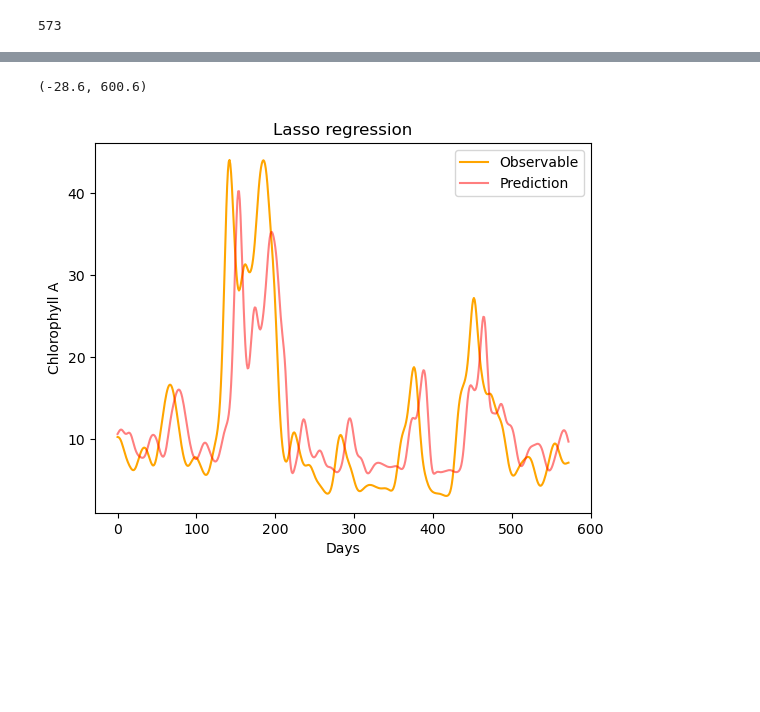
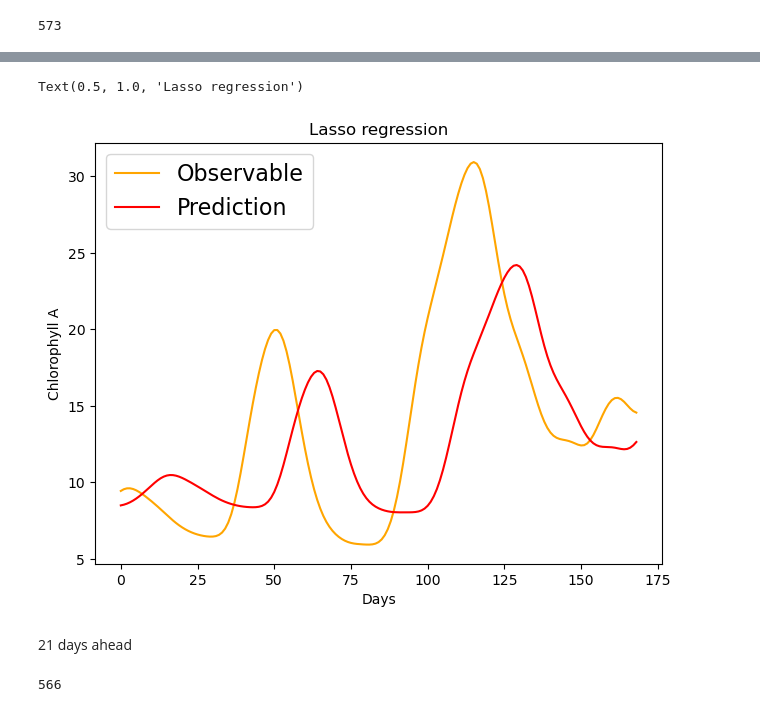
Before and after one commit to MTLehner/DSTSES_DataLakes, a Jupyter notebook: jb_ridge_lasso.ipynb, the cells around one changed output, grey strips where cells are left out. Cells and saved outputs as stored; diff of their text form; code cells hidden in the pictures; blank space fills up the shorter version.

Commit message:
predictions for 14 and 21 days added

```diff
--- a/jb_ridge_lasso.ipynb
+++ b/jb_ridge_lasso.ipynb
@@ -154,7 +156,7 @@ len(X_train)
 573
 # %%
 ridgeRegression = Ridge(alpha=1.0)
-lassoRegression = Lasso()
+lassoRegression = Lasso(alpha=1.0)
 ridgeRegression.fit(X_train, Y_train)
 lassoRegression.fit(X_train, Y_train)
 predictions_train_ridge_14days = ridgeRegression.predict(X_train)
@@ -175,0 +191,7 @@ plt.xlim()
+# %%
+chloro = z6data[600:]
+n_steps = 14
+X_test, Y_test = [], []
+for i in range(n_steps, len(chloro)-13):
+    X_test.append(chloro[i-n_steps:i])
+    Y_test.append(chloro[i+13])
@@ -175,0 +202,3 @@ plt.xlim()
+# %%
+predictions_test_ridge_14days = ridgeRegression.predict(X_test)
+predictions_test_lasso_14days = lassoRegression.predict(X_test)
@@ -176,14 +219,15 @@ plt.xlim()
 # %%
-fig, axd = plt.subplot_mosaic([['Prediction14days']])
-ax = axd['Prediction14days']
-ax.plot(np.array(Y_train).tolist(),label='Observable',color='orange')
-ax.plot(predictions_train_lasso_14days,label='Prediction',color='red',alpha=0.5)
+fig,axd = plt.subplot_mosaic([["Prediction14days"]])
+fig.tight_layout()
+ax = axd["Prediction14days"]
+ax.plot(np.array(Y_test).tolist(),label='Observable',color='orange')
+ax.plot(predictions_test_lasso_14days,label='Prediction',color='red')
 ax.set_xlabel('Days')
 ax.set_ylabel('Chlorophyll A')
+ax.legend(fontsize=16)
 ax.set_title("Lasso regression")
-
-plt.legend()
-plt.xlim()
 # %% [output]
-(-28.6, 600.6)
+Text(0.5, 1.0, 'Lasso regression')
-[figure, old version]
+[figure, new version]
+# %% [markdown]
+21 days ahead
@@ -189,0 +241,4 @@ plt.xlim()
+# %%
+len(X_train)
+# %% [output]
+566
```
Also changed, not shown: parts of 15 cells of this notebook.
